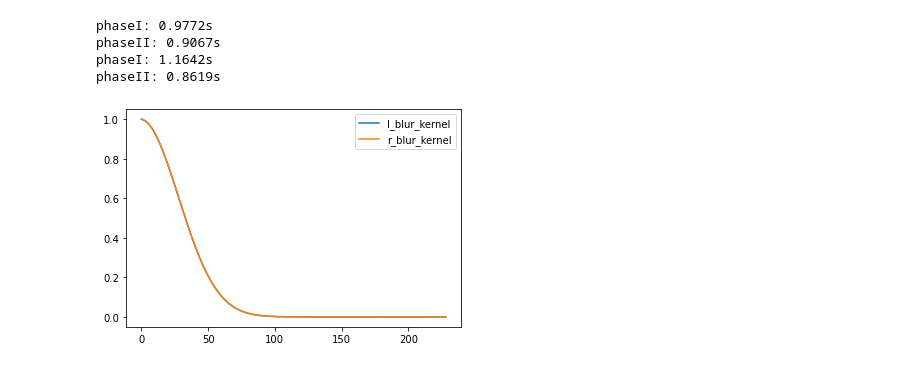
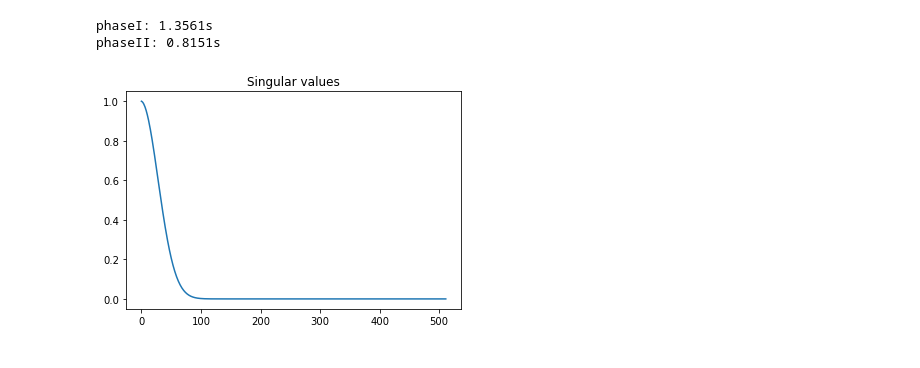
Before and after one commit to Linnore/DDA3005_114514, a Jupyter notebook: problem2.ipynb, the cells around one changed output. Saved outputs shown, nothing was run; the diff lists cells and outputs as text; code cells hidden in the pictures.

```diff
--- a/problem2.ipynb
+++ b/problem2.ipynb
@@ -69,8 +82,7 @@ KeyboardInterrupt:
-# %%
-pic_deblur.singular_drawing(blur_kernel,['A'])
-# %% [output]
-phaseI: 0.9772s
-phaseII: 0.9067s
-phaseI: 1.1642s
-phaseII: 0.8619s
-[figure, removed]
+# %%
+T = pic_deblur.generate_T(512,'tridiagonal',66)
+pic_deblur.singular_drawing(T,['A'])
+# %% [output]
+phaseI: 1.3561s
+phaseII: 0.8151s
+[figure, added]
```
Also changed, not shown: parts of 17 cells of this notebook, 1 other file.
